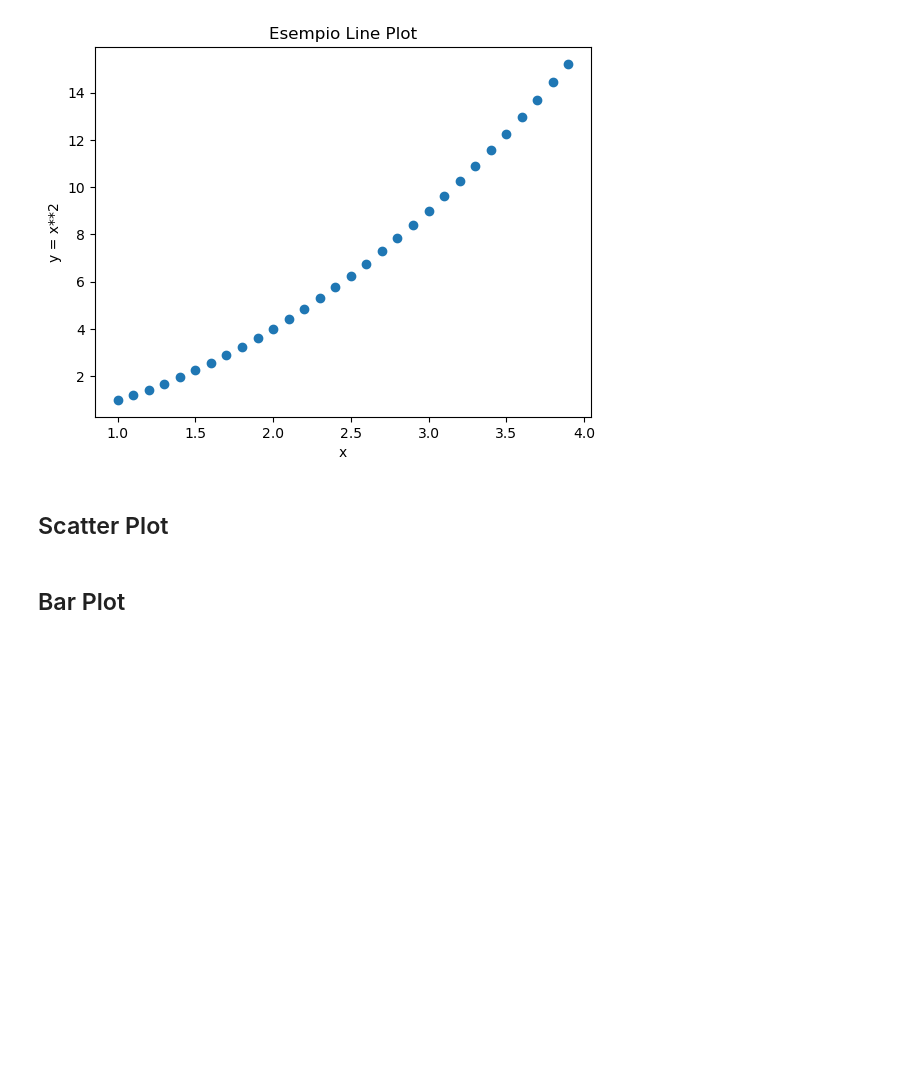
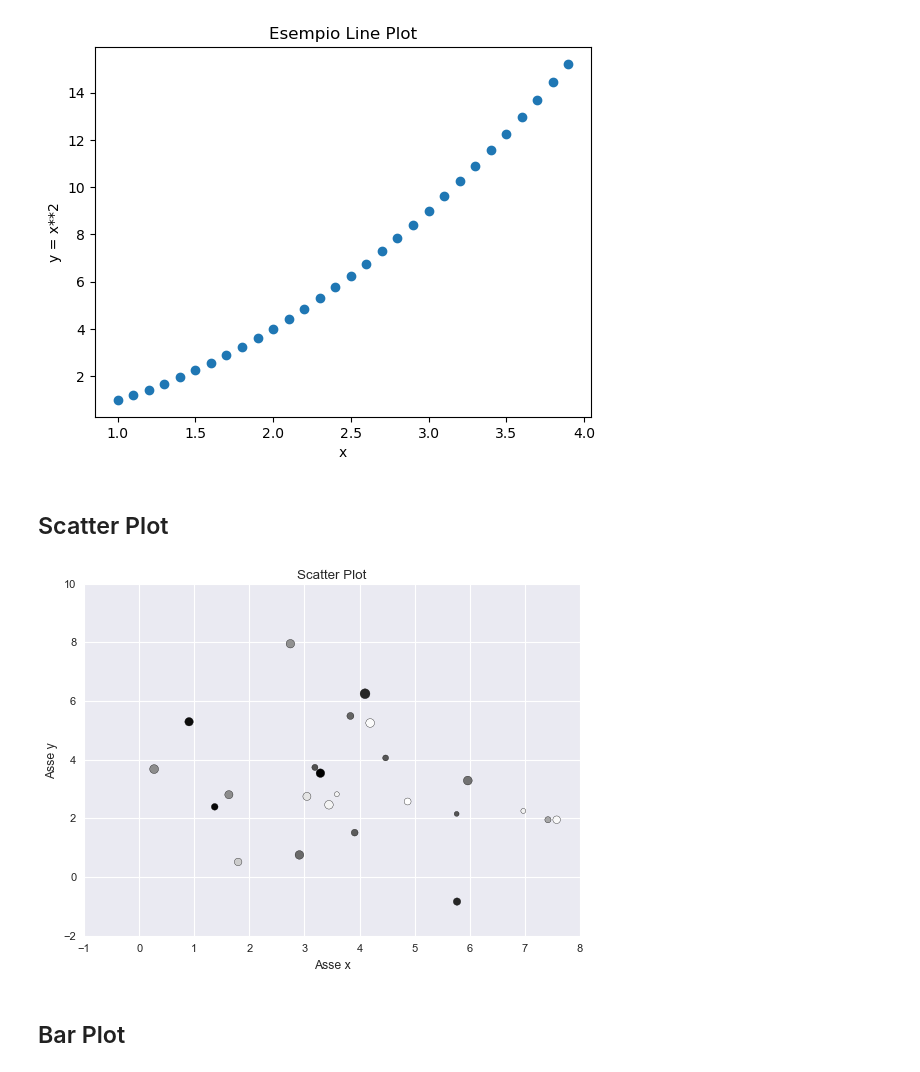
Before and after one commit to AndreaCorvaglia0/python-base, a Jupyter notebook: 8. Matplotlib.ipynb, the cells around one changed output. Cells and saved outputs as stored; diff of their text form; code cells hidden in the pictures; blank space fills up the shorter version.

```diff
--- a/8. Matplotlib.ipynb
+++ b/8. Matplotlib.ipynb
@@ -74,6 +74,32 @@ plt.show()
 [figure]
 # %% [markdown]
 ## Scatter Plot
+# %%
+import numpy as np
+
+# make the data
+np.random.seed(3)
+x = 4 + np.random.normal(0, 2, 24)
+y = 4 + np.random.normal(0, 2, len(x))
+# size and color:
+sizes = np.random.uniform(15, 80, len(x))
+colors = np.random.uniform(15, 80, len(x))
+
+# Creazione dello scatter plot
+plt.scatter(x, y, s=sizes, c=colors)
+
+
+# Personalizzazione dell'asse x e y
+plt.xlabel('Asse x')
+plt.ylabel('Asse y')
+
+# Aggiunta del titolo al grafico
+plt.title('Scatter Plot')
+
+# Visualizzazione del grafico
+plt.show()
+# %% [output]
+[figure, added]
 # %% [markdown]
 ## Bar Plot
 # %%
```
Also changed, not shown: 11 other files.
